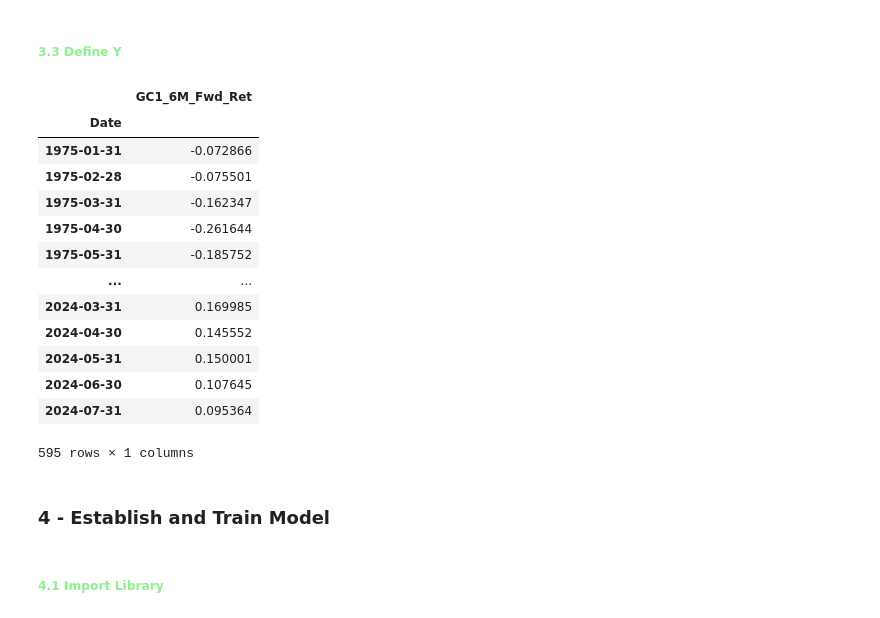
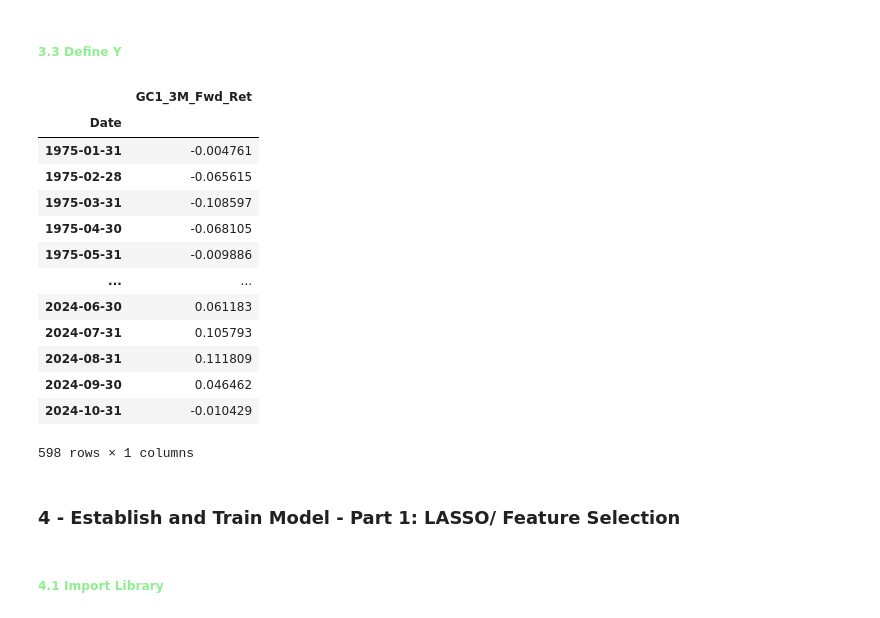
Before and after one commit to alphagoal/Proj_1_gold_futures_ML, a Jupyter notebook: gold_futures_data.ipynb, the cells around one changed output. Saved outputs shown, nothing was run; the diff lists cells and outputs as text; code cells hidden in the pictures.

Commit message:
enhance model & prelim study

```diff
--- a/gold_futures_data.ipynb
+++ b/gold_futures_data.ipynb
@@ -130,7 +130,9 @@ col_name_2 = {'D/P Ratio':raw_df_al_dp12,
              'CPI_YoY':raw_df_al_cpi_yoy,
              'US_Unemp': raw_df_al_unemploy,
              'Cons_Conf': raw_df_al_consumer_conf,
-             'US_RIR':raw_df_al_real_int}
+             'US_RIR':raw_df_al_real_int,
+             "Fed_Eff_Rate": raw_df_al_fed_eff_rate
+             }
 
 
 for key, value in col_name_2.items():
@@ -139,5 +141,7 @@ for key, value in col_name_2.items():
 #raw_df_al_dp12
 #print(raw_df_al_gdp_nom_yoy, raw_df_al_gdp_real_qoq, raw_df_al_cpi_yoy, raw_df_al_consumer_conf, raw_df_al_real_int,raw_df_al_unemploy)
 raw_df_al_main
+
+raw_df_al_main.columns
 # %% [output]
 PX_LAST
@@ -160,7 +156,8 @@ PX_LAST
 # %%
 bbg_df = raw_df_al_main.drop(raw_df_al_main.columns[2:5],axis=1)
 
-join_list = [raw_df_al_gc2, raw_df_al_pe , raw_df_al_fed_eff_rate]
+
+join_list = [raw_df_al_gc2, raw_df_al_pe]
 
 for key, value in col_name_2.items():
     join_list.append(value)
@@ -176,8 +173,9 @@ col = bbg_df.pop('GC2_PX_Last')
 bbg_df.insert(1,'GC2_PX_Last',col)
 # Sort by index (ascending order)
 bbg_df = bbg_df.sort_index(ascending=True)
+
+print(bbg_df.columns)
 bbg_df
 
-
-raw_df_al_fed_eff_rate[raw_df_al_fed_eff_rate.index> "1975-01-02"].tail(40)
+#raw_df_al_fed_eff_rate[raw_df_al_fed_eff_rate.index> "1975-01-01"]
 # %% [output]
@@ -910,24 +911,24 @@ gc_data.to_excel("gc_data_checking_20250216.xlsx")
 ##### **<font color= #90EE90>3.3 Define Y </font>**
 # %%
 GC_type = 'GC1'        #Gold Futures Type
-fwd_ret_period=6       #holding period return to predict
+fwd_ret_period=3       #holding period return to predict
 
-y = pd.DataFrame(gc_data[f"{GC_type}_{fwd_ret_period}M_Fwd_Ret"].dropna(how="all"))
+Y = pd.DataFrame(gc_data[f"{GC_type}_{fwd_ret_period}M_Fwd_Ret"].dropna(how="all"))
 cols_to_merge = [f'{GC_type}_Monthly_Return', f'{GC_type}_3M_Ret', f'{GC_type}_6M_Ret', f'{GC_type}_12M_Ret']
 
-y #realized return after N months
+Y #realized return after N months
 # %% [output]
-|  | GC1_6M_Fwd_Ret |
+|  | GC1_3M_Fwd_Ret |
 | Date |  |
-| 1975-01-31 | -0.072866 |
-| 1975-02-28 | -0.075501 |
-| 1975-03-31 | -0.162347 |
-| 1975-04-30 | -0.261644 |
-| 1975-05-31 | -0.185752 |
+| 1975-01-31 | -0.004761 |
+| 1975-02-28 | -0.065615 |
+| 1975-03-31 | -0.108597 |
+| 1975-04-30 | -0.068105 |
+| 1975-05-31 | -0.009886 |
 | ... | ... |
-| 2024-03-31 | 0.169985 |
-| 2024-04-30 | 0.145552 |
-| 2024-05-31 | 0.150001 |
-| 2024-06-30 | 0.107645 |
-| 2024-07-31 | 0.095364 |
+| 2024-06-30 | 0.061183 |
+| 2024-07-31 | 0.105793 |
+| 2024-08-31 | 0.111809 |
+| 2024-09-30 | 0.046462 |
+| 2024-10-31 | -0.010429 |
-595 rows × 1 columns
+598 rows × 1 columns
@@ -942,5 +935,5 @@ y #realized return after N months
 # %% [markdown]
-### 4 - Establish and Train Model
+### 4 - Establish and Train Model - Part 1: LASSO/ Feature Selection
 # %% [markdown]
 ##### **<font color= #90EE90>4.1 Import Library</font>**
 # %%
```
Also changed, not shown: parts of 39 cells of this notebook, 53 other files.
